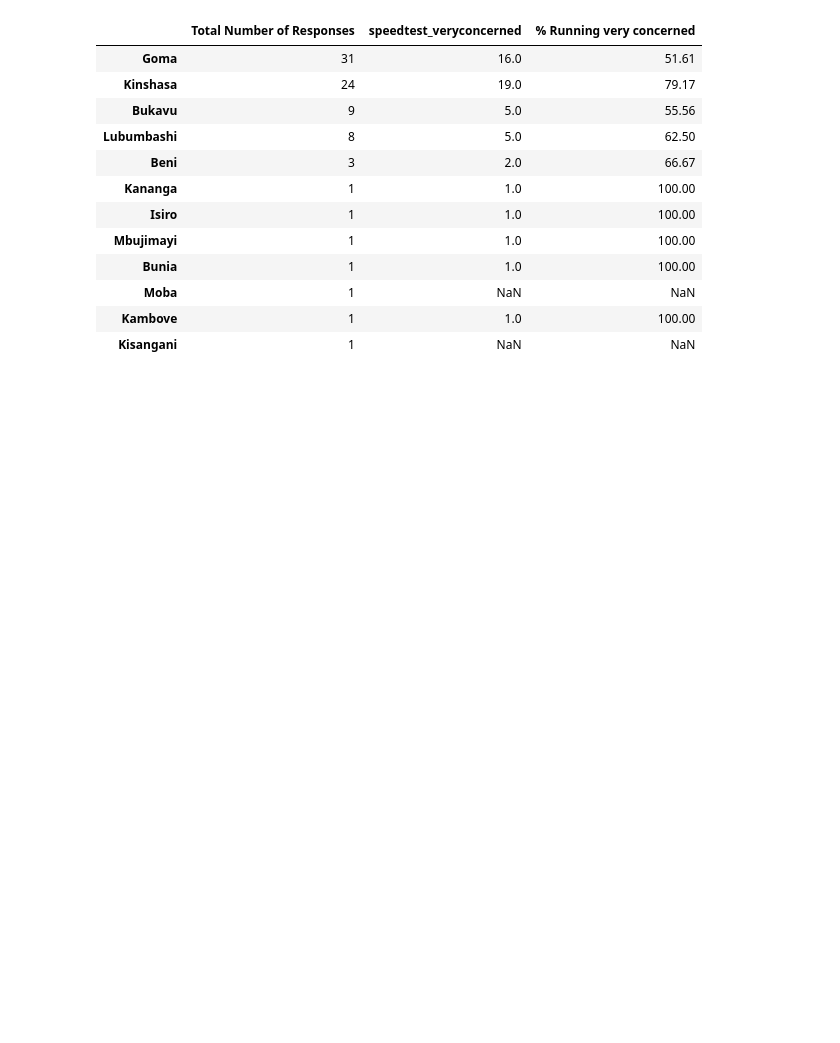
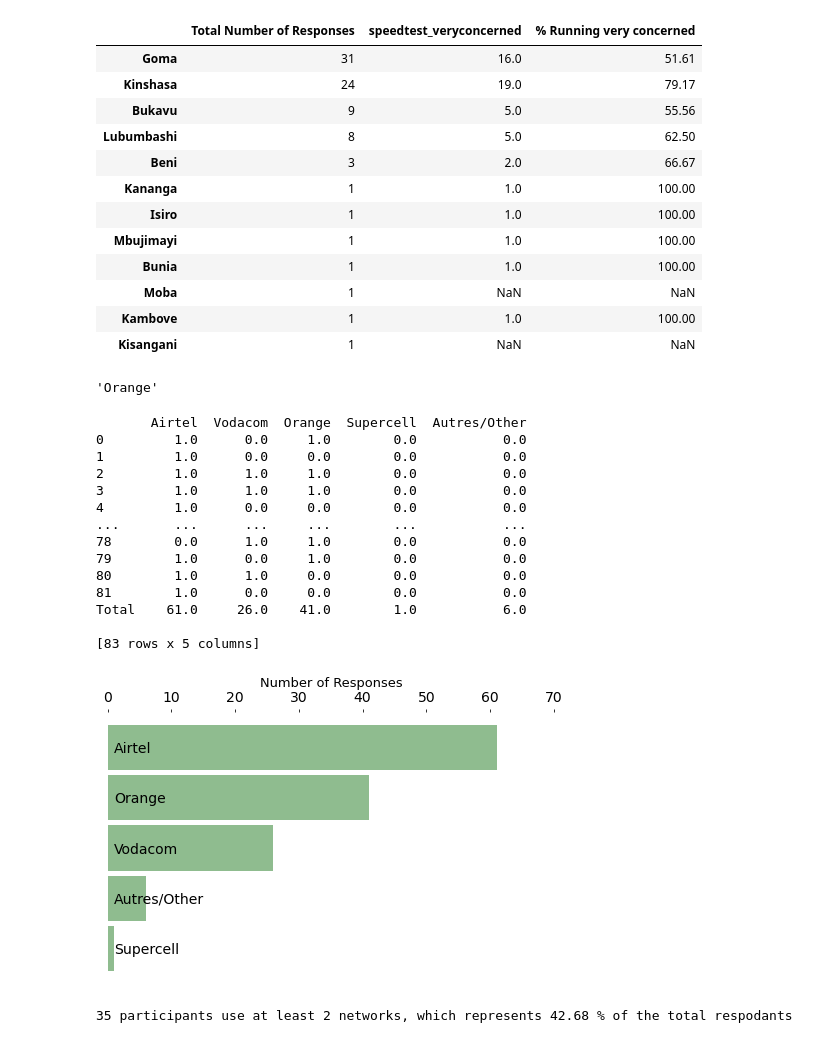
Before and after one commit to monsieurpapa/DRCInternet, a Jupyter notebook: survey_analysis.ipynb, the cells around one changed output. Drawn from its saved outputs; the diff is of its cells as text; code cells hidden in the pictures; blank space fills up the shorter version.

Commit message:
Added the responses per network , and likert for video streaming QoE

```diff
--- a/survey_analysis.ipynb
+++ b/survey_analysis.ipynb
@@ -66,6 +67,16 @@ file.rename(columns={file.columns[0]: 'IP'
                      ,file.columns[138]: 'percievedspeed_25mbps'\
                      ,file.columns[139]: 'percievedspeed_1gbps'\
                      ,file.columns[140]: 'percievedspeed_notaware'\
+                     ,file.columns[68]: 'qoe_pageloadingtime'\
+                     ,file.columns[69]: 'qoe_livevideofreezes'\
+                     ,file.columns[70]: 'qoe_voicecalldropouts'\
+                     ,file.columns[71]: 'qoe_videocalldropouts'\
+                     ,file.columns[72]: 'qoe_textmessagedeliverydelays'\
+#                      ,file.columns[91]: 'Airtel'\
+#                      ,file.columns[92]: 'Vodacom'\
+#                      ,file.columns[93]: 'Orange'\
+#                      ,file.columns[95]: 'OtherISP'\
+
 
 
 
@@ -297,3 +355,67 @@ internetspeedconcern()
 | Moba | 1 | NaN | NaN |
 | Kambove | 1 | 1.0 | 100.00 |
 | Kisangani | 1 | NaN | NaN |
+# %%
+file.columns[93].split('[')[1].split(']')[0]
+# %% [output]
+'Orange'
+# %%
+#Les quels de ces aspects influencent le plus votre qualite d'experience sur Internet [Le temps de chargement d'un site web / The loading time of a website]
+
+#Purpose of Running Business
+def purpose_of_measurement():
+    columns =[
+              'À quel fournisseur de réseau êtes-vous abonné ?/ To which network service provider are you subscribed to? [Airtel]',
+              'À quel fournisseur de réseau êtes-vous abonné ?/ To which network service provider are you subscribed to? [Vodacom]',
+              'À quel fournisseur de réseau êtes-vous abonné ?/ To which network service provider are you subscribed to? [Orange]',
+              'À quel fournisseur de réseau êtes-vous abonné ?/ To which network service provider are you subscribed to? [Supercell]',
+              'À quel fournisseur de réseau êtes-vous abonné ?/ To which network service provider are you subscribed to? [Autres/Other]']
+    df1 = file[columns]
+    df1.replace(('Oui', 'Non'), (1, 0), inplace=True)
+    for col in df1.columns:
+        name = col.split('[')[1].split(']')[0]
+        df1.rename(columns={col:name}, inplace=True)
+    #df1['Autres/Other'] = df1['Autres/Other'].notnull().astype(int) #Change any text in the column to 1 and NaN to 0
+    df1.loc['Total',:]= df1.sum(axis=0)
+    print(df1)
+    data = df1.T['Total'].sort_values()
+    ax = data.plot(kind='barh', width=.9, figsize=(8,5), color='darkseagreen')
+    for spine in ax.spines:
+        ax.spines[spine].set_visible(False)
+
+    ax.tick_params(axis = 'both', which = 'major', labelsize = 14)
+    ax.yaxis.tick_right()
+    ax.tick_params(axis="y", which='major', length=0)
+    ax.tick_params(axis="y",direction="in", pad=-440)
+    ax.xaxis.tick_top()
+    ax.xaxis.set_label_position('top')
+    ax.set_xlabel('Number of Responses', fontdict={'fontsize': 13})
+    ax.set_xticks([0,10,20,30,40,50,60,70])
+    #plt.savefig('figures/hinder.pdf', bbox_inches = 'tight')
+    plt.show()
+
+    return
+purpose_of_measurement()
+# %% [output]
+       Airtel  Vodacom  Orange  Supercell  Autres/Other
+0         1.0      0.0     1.0        0.0           0.0
+1         1.0      0.0     0.0        0.0           0.0
+2         1.0      1.0     1.0        0.0           0.0
+3         1.0      1.0     1.0        0.0           0.0
+4         1.0      0.0     0.0        0.0           0.0
+...       ...      ...     ...        ...           ...
+78        0.0      1.0     1.0        0.0           0.0
+79        1.0      0.0     1.0        0.0           0.0
+80        1.0      1.0     0.0        0.0           0.0
+81        1.0      0.0     0.0        0.0           0.0
+Total    61.0     26.0    41.0        1.0           6.0
+
+[83 rows x 5 columns]
+[figure, added]
+# %%
+#participants who happen to be subscribed to both Airtel and Vodacom  OR both Airtel and Orange
+shared_networks = len (file.iloc[:,91:96][(((file.iloc[:,91]=='Oui') & (file.iloc[:,92]=='Oui')) |((file.iloc[:,91]=='Oui') & (file.iloc[:,93]=='Oui')))])
+shared_percent = round (shared_networks / len (df)*100, 2)
+print("{} participants use at least 2 networks, which represents {} % of the total respodants".format(shared_networks, shared_percent))
+# %% [output]
+35 participants use at least 2 networks, which represents 42.68 % of the total respodants
```
Also changed, not shown: parts of 5 cells of this notebook.
